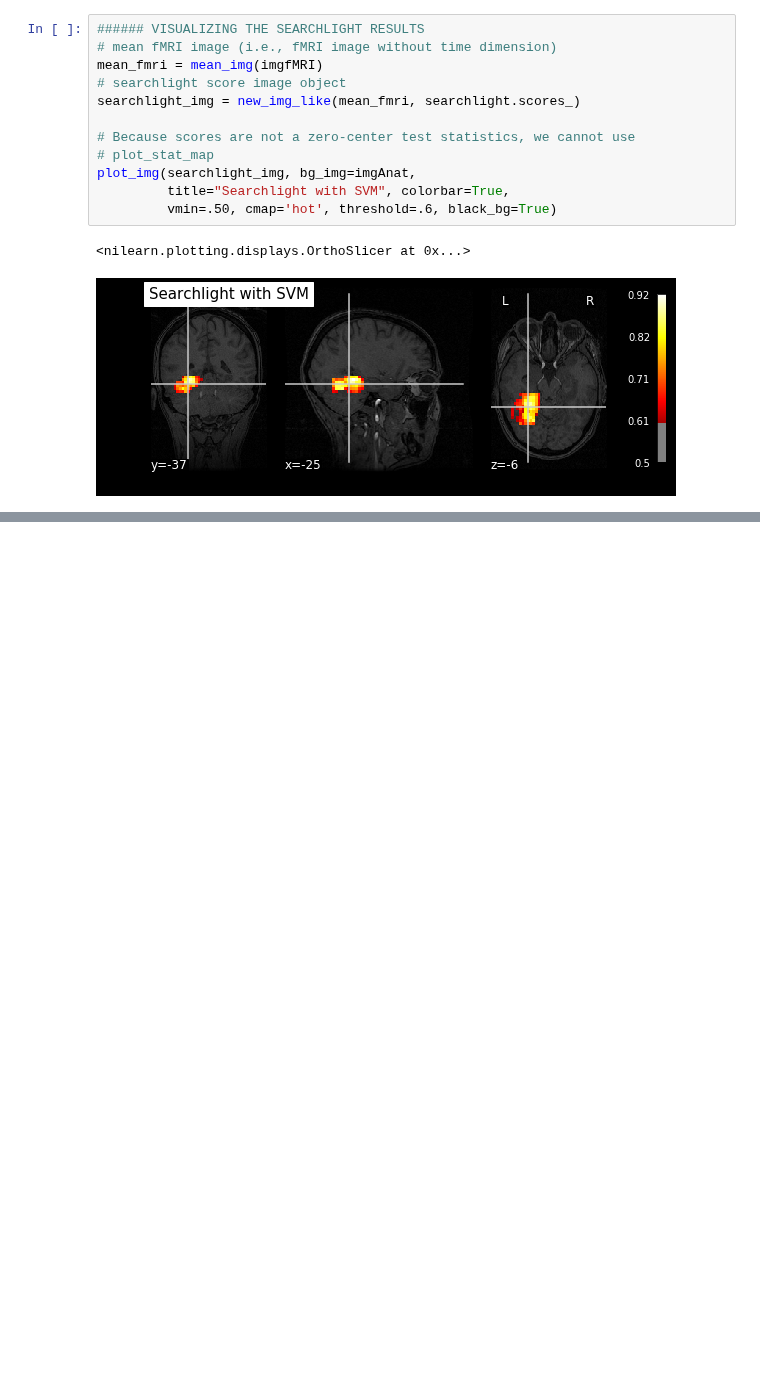
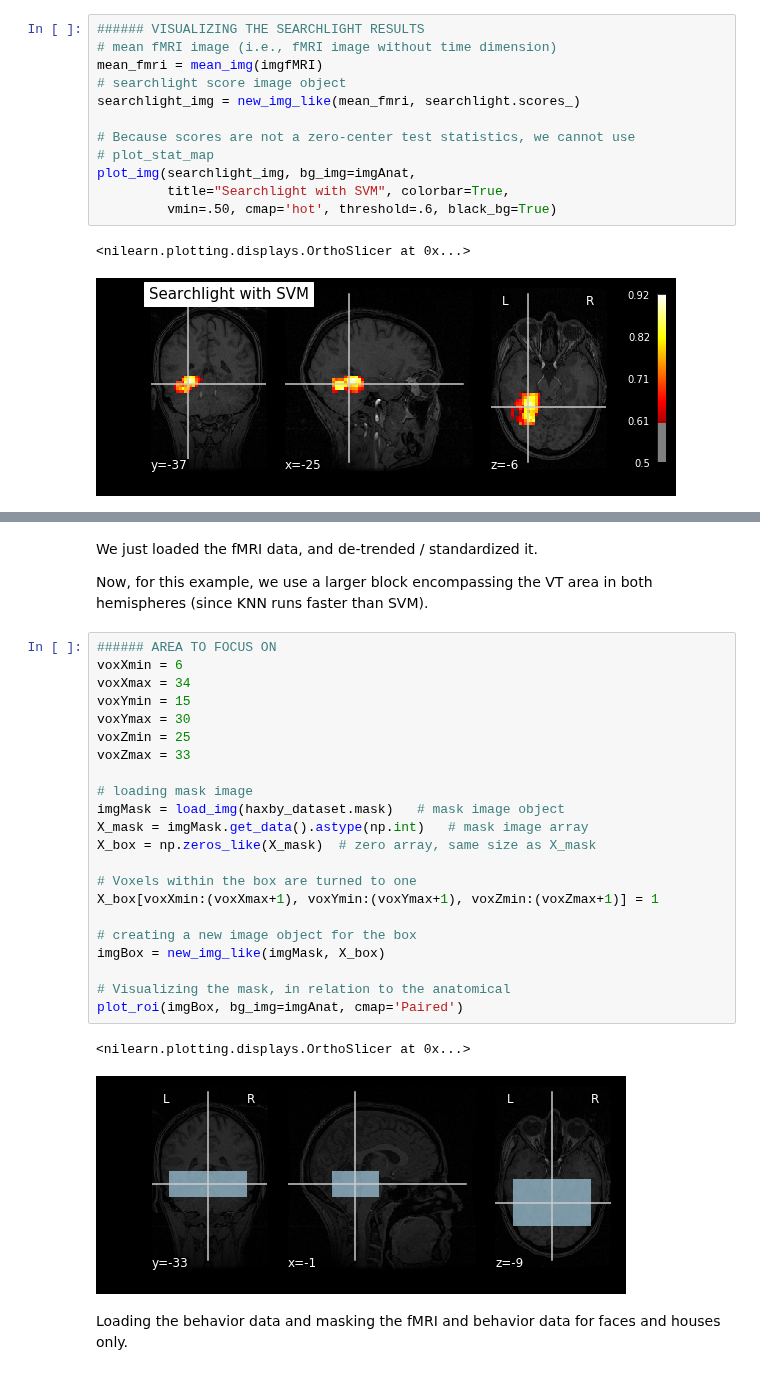
Before and after one commit to sathayas/JupyterfMRIFall2019, a Jupyter notebook: SearchLight.ipynb, the cells around one changed output, grey strips where cells are left out. Drawn from its saved outputs; the diff is of its cells as text; blank space fills up the shorter version.

```diff
--- a/SearchLight.ipynb
+++ b/SearchLight.ipynb
@@ -357,0 +410,31 @@ As you can see, some voxels are very informative, with scores close to 90%.
+# %% [markdown]
+We just loaded the fMRI data, and de-trended / standardized it.
+
+Now, for this example, we use a larger block encompassing the VT area in both hemispheres (since KNN runs faster than SVM).
+# %%
+###### AREA TO FOCUS ON
+voxXmin = 6
+voxXmax = 34
+voxYmin = 15
+voxYmax = 30
+voxZmin = 25
+voxZmax = 33
+
+# loading mask image
+imgMask = load_img(haxby_dataset.mask)   # mask image object
+X_mask = imgMask.get_data().astype(np.int)   # mask image array
+X_box = np.zeros_like(X_mask)  # zero array, same size as X_mask
+
+# Voxels within the box are turned to one
+X_box[voxXmin:(voxXmax+1), voxYmin:(voxYmax+1), voxZmin:(voxZmax+1)] = 1
+
+# creating a new image object for the box
+imgBox = new_img_like(imgMask, X_box)
+
+# Visualizing the mask, in relation to the anatomical
+plot_roi(imgBox, bg_img=imgAnat, cmap='Paired')
+# %% [output]
+<nilearn.plotting.displays.OrthoSlicer at 0x...>
+[figure, added]
+# %% [markdown]
+Loading the behavior data and masking the fMRI and behavior data for faces and houses only.
```
Also changed, not shown: parts of 14 cells of this notebook.
